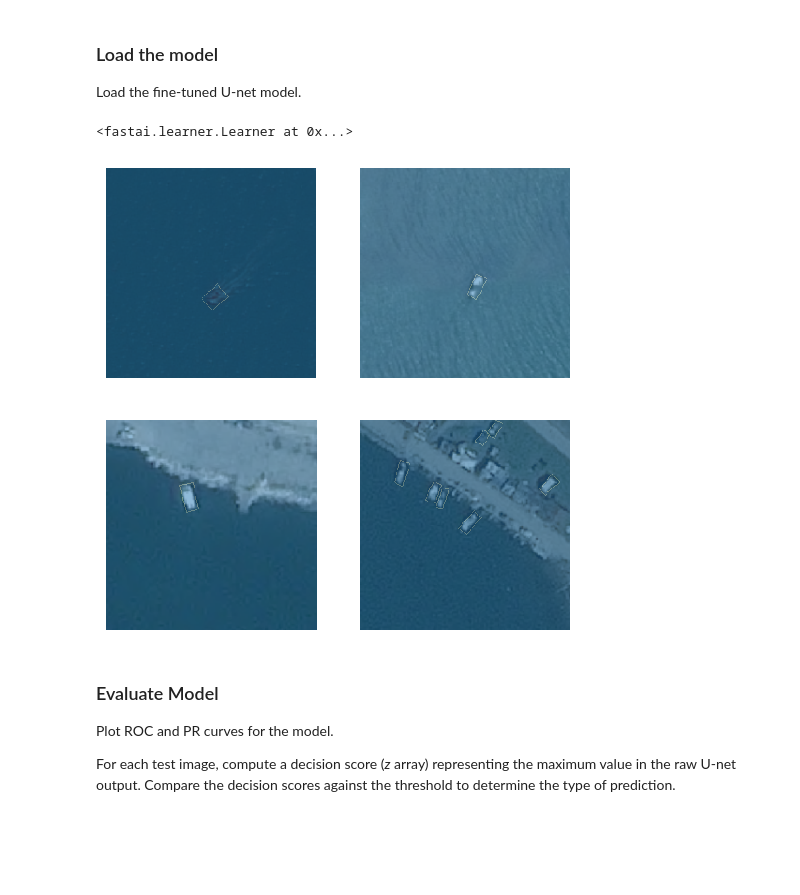
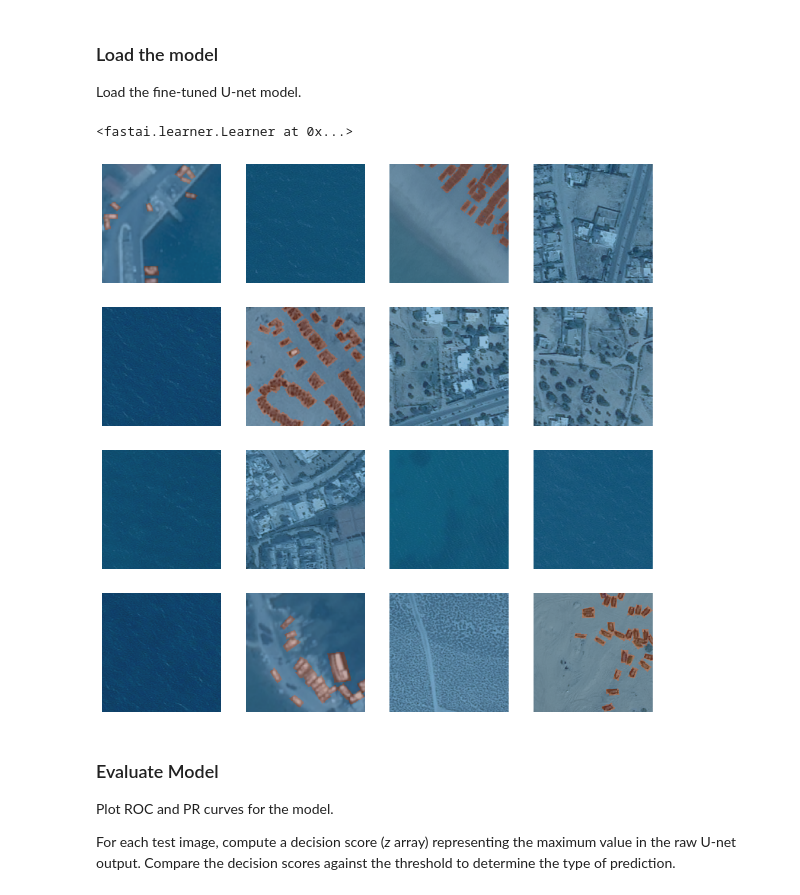
Before and after one commit to TasteDaBombDev/satcen-ship-detection, a Jupyter notebook: ship_detection/unet_finetune_satcen.ipynb, the cells around one changed output. Cells and saved outputs as stored; diff of their text form; code cells hidden in the pictures; blank space fills up the shorter version.

```diff
--- a/ship_detection/unet_finetune_satcen.ipynb
+++ b/ship_detection/unet_finetune_satcen.ipynb
@@ -346,37 +328,54 @@ Negative test examples: 92 (0.16727272727272727%)
+# %%
+# define activation function
+def focalLossActivation(self, x:Tensor) -> Tensor:
+    print('activation')
+    print(x.shape)
+    return F.softmax(x, dim=1)
+
+# define loss function
+def focalLossDecodes(self, x:Tensor) -> Tensor:
+    print('decodes')
+    print(x.shape)
+    return x.argmax(dim=1)
+
+# attach the functions to focal loss
+FocalLoss.activation = focalLossActivation
+FocalLoss.decodes = focalLossDecodes
 # %% [markdown]
 ### Load the model
 
 Load the fine-tuned U-net model.
 # %%
 # define a function that gets the label for a given image
-def label_func(fn): return satcen_path/'labeled_images_binary'/f'{fn.stem}.png'
+def label_func(fn): return satcen_path/'ground_truth_masks'/f'{fn.stem}_L.png'
 
 # create a datablock
 dblock = DataBlock(
     blocks=(ImageBlock, MaskBlock(np.loadtxt(satcen_path/'codes.txt', dtype=str))),
     get_items=get_image_files,
     get_y=label_func,
-    item_tfms=Resize(224) # resize images to 224x224
+    splitter=GrandparentSplitter(train_name='train', valid_name='validation')
 )
 
 # load the data in the datablock
 torch.cuda.init()
-dls = dblock.dataloaders(satcen_path/'train_pictures/', bs=4, device=torch.device('cuda'))
+dataset = dblock.datasets(satcen_path/'splits/')
+dls = dblock.dataloaders(satcen_path/'splits/', bs=16, device=torch.device('cuda'))
 
-dls.show_batch(max_n=4)
+dls.show_batch(max_n=16)
 
 # create the learner
 unet_finetuned = unet_learner(dls, googlenet,
     self_attention=True,
     loss_func=FocalLoss(),
     lr=1e-4
 )
 
 # load the model
 unet_finetuned.load('unet_satcen_finetuned')
 # %% [output]
 <fastai.learner.Learner at 0x...>
-[figure, old version]
+[figure, new version]
 # %% [markdown]
 ### Evaluate Model
 
```
Also changed, not shown: parts of 6 cells of this notebook.
